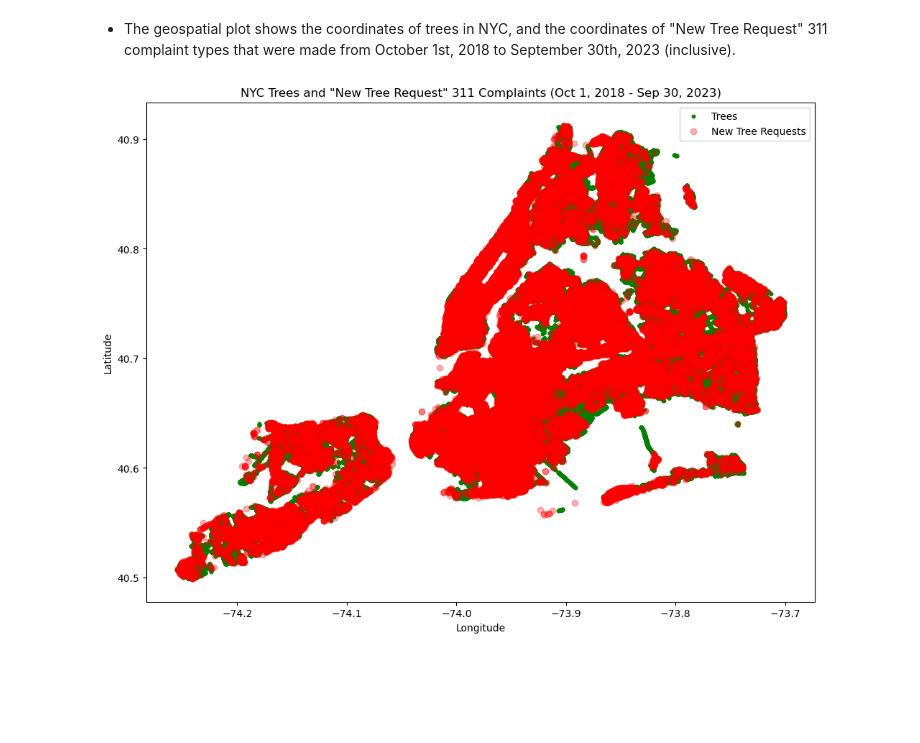
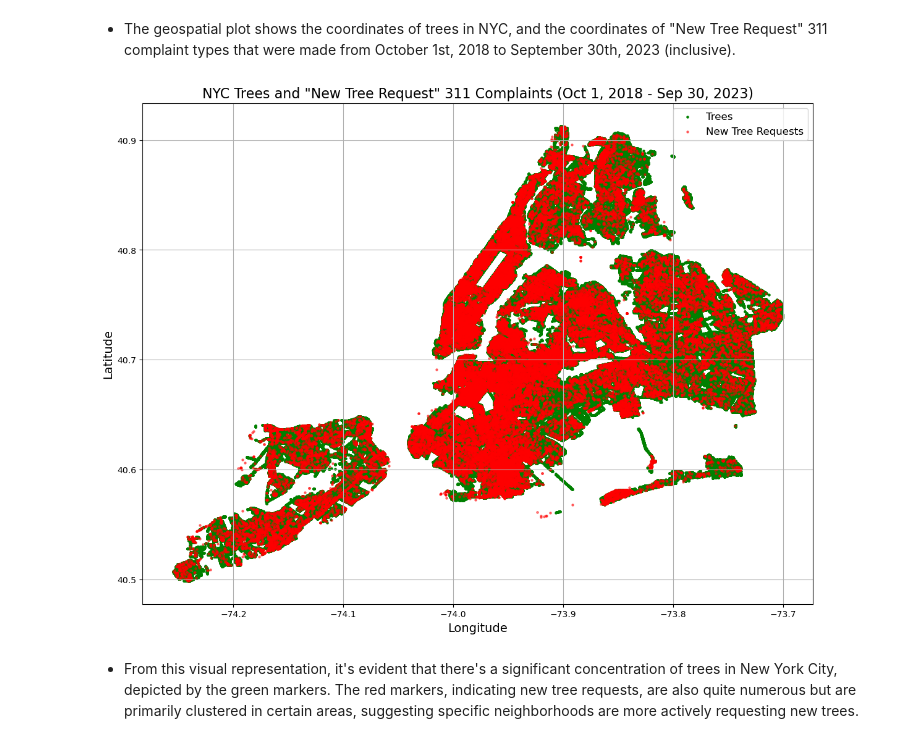
Before and after one commit to chunqiuxia108/FinalProject4501, a Jupyter notebook: cx2313_ly2637_FinalProject.ipynb, the cells around one changed output. Drawn from its saved outputs; the diff is of its cells as text; code cells hidden in the pictures; blank space fills up the shorter version.

```diff
--- a/cx2313_ly2637_FinalProject.ipynb
+++ b/cx2313_ly2637_FinalProject.ipynb
@@ -1289,22 +1297,26 @@ def get_tree_improvement_data():
 
     return geo_complaints_df, geo_trees_df
 # %%
-def plot_tree_complaints(geo_trees_df, geo_complaints_df, alpha_value=0.3):
-    fig, ax = plt.subplots(figsize=(12, 12))
+def plot_tree_complaints_improved(geo_trees_df, geo_complaints_df, alpha_value=0.5):
+    fig, ax = plt.subplots(figsize=(14, 14))
 
-    geo_trees_df.plot(ax=ax, color='green', markersize=10, label='Trees')
+    geo_trees_df.plot(ax=ax, color='green', markersize=5, label='Trees')
 
-    geo_complaints_df.plot(ax=ax, color='red', alpha=alpha_value, label='New Tree Requests')
+    geo_complaints_df.plot(ax=ax, color='red', alpha=alpha_value, markersize=5, label='New Tree Requests')
 
-    plt.title('NYC Trees and "New Tree Request" 311 Complaints (Oct 1, 2018 - Sep 30, 2023)')
-    plt.xlabel('Longitude')
-    plt.ylabel('Latitude')
+    plt.title('NYC Trees and "New Tree Request" 311 Complaints (Oct 1, 2018 - Sep 30, 2023)', fontsize=16)
+    plt.xlabel('Longitude', fontsize=14)
+    plt.ylabel('Latitude', fontsize=14)
 
-    plt.legend()
+    plt.grid(True)
+
+    plt.legend(prop={'size': 12})
 
     plt.show()
 # %%
 geo_complaints_df, geo_trees_df = get_tree_improvement_data()
-plot_tree_complaints(geo_trees_df, geo_complaints_df)
+plot_tree_complaints_improved(geo_trees_df, geo_complaints_df)
 # %% [output]
-[figure, old version]
+[figure, new version]
+# %% [markdown]
+- From this visual representation, it's evident that there's a significant concentration of trees in New York City, depicted by the green markers. The red markers, indicating new tree requests, are also quite numerous but are primarily clustered in certain areas, suggesting specific neighborhoods are more actively requesting new trees.
```
Also changed, not shown: parts of 4 cells of this notebook.
